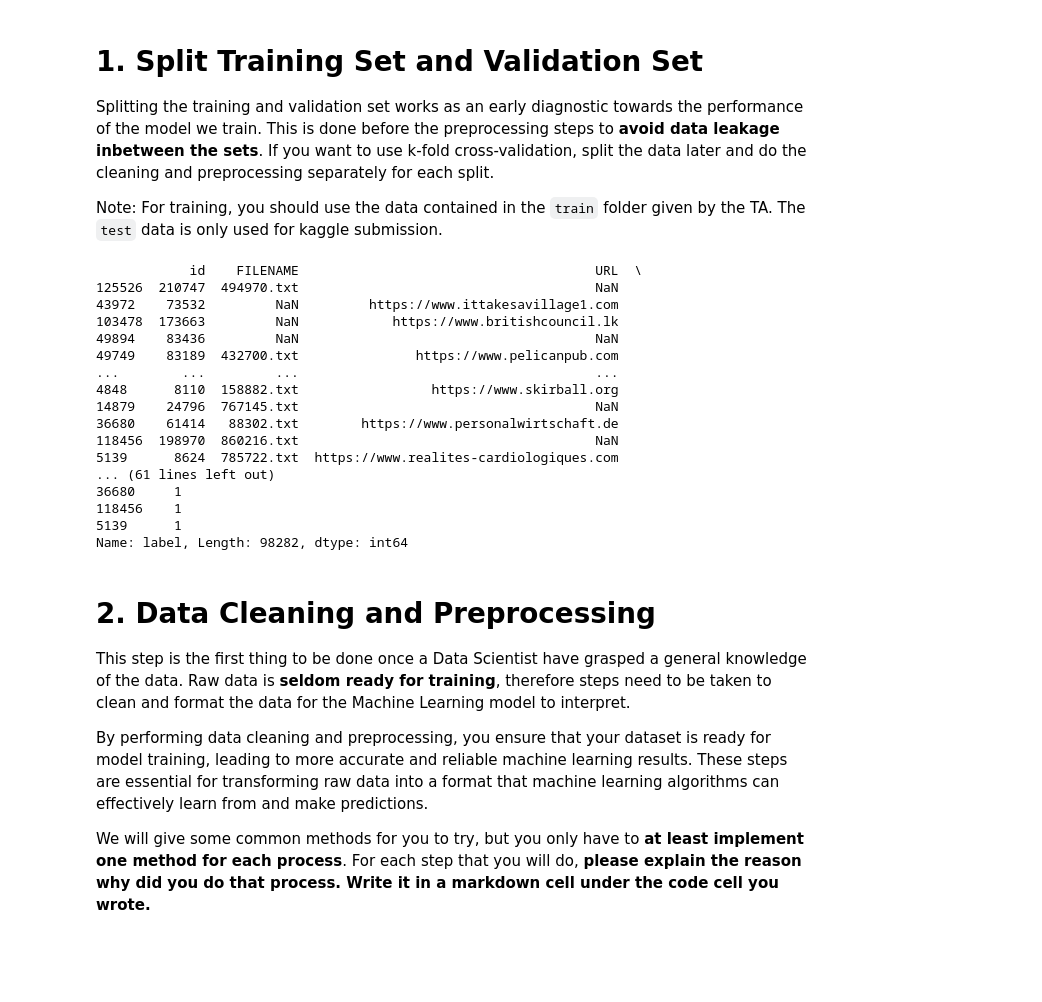
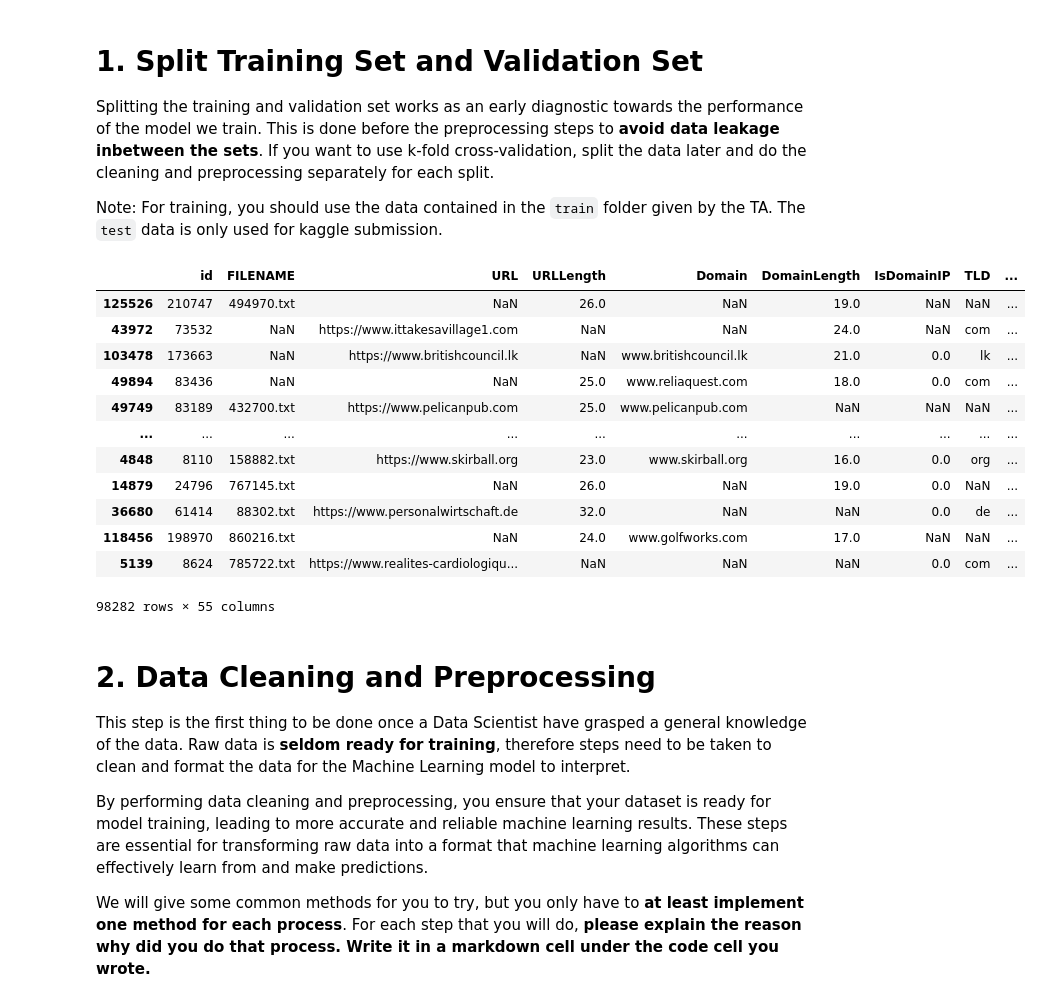
Before and after one commit to AhmadFawwazi/Tugas-Besar-2-IF3070-Dasar-Inteligensi-Artifisial-Implementasi-Algoritma-Pembelajaran-Mesin, a Jupyter notebook: src.ipynb, the cells around one changed output. Saved outputs shown, nothing was run; the diff lists cells and outputs as text; code cells hidden in the pictures; blank space fills up the shorter version.

```diff
--- a/src.ipynb
+++ b/src.ipynb
@@ -49,37 +49,33 @@ Note: For training, you should use the data contained in the `train` folder give
 # %%
 # Split training set and validation set here, store into variables train_set and val_set.
 # Remember to also keep the original training set before splitting. This will come important later.
 # train_set, val_set = ...
 
 from sklearn.model_selection import train_test_split
 # train_set, val_set = ...
 
 Copy = df.copy()
 
 train_set, val_set = train_test_split(Copy, test_size=0.3, random_state=27)
 x_train = train_set.loc[:, 'id':'NoOfExternalRef']
 y_train = train_set['label']
 x_val = val_set.loc[:, 'id':'NoOfExternalRef']
 y_val = val_set['label']
-print(x_train, y_train)
+x_train
 # %% [output]
+|  | id | FILENAME | URL | URLLength | Domain | DomainLength | IsDomainIP | TLD | ... |
+| 125526 | 210747 | 494970.txt | NaN | 26.0 | NaN | 19.0 | NaN | NaN | ... |
+| 43972 | 73532 | NaN | https://www.ittakesavillage1.com | NaN | NaN | 24.0 | NaN | com | ... |
+| 103478 | 173663 | NaN | https://www.britishcouncil.lk | NaN | www.britishcouncil.lk | 21.0 | 0.0 | lk | ... |
+| 49894 | 83436 | NaN | NaN | 25.0 | www.reliaquest.com | 18.0 | 0.0 | com | ... |
+| 49749 | 83189 | 432700.txt | https://www.pelicanpub.com | 25.0 | www.pelicanpub.com | NaN | NaN | NaN | ... |
+| ... | ... | ... | ... | ... | ... | ... | ... | ... | ... |
+| 4848 | 8110 | 158882.txt | https://www.skirball.org | 23.0 | www.skirball.org | 16.0 | 0.0 | org | ... |
+| 14879 | 24796 | 767145.txt | NaN | 26.0 | NaN | 19.0 | 0.0 | NaN | ... |
+| 36680 | 61414 | 88302.txt | https://www.personalwirtschaft.de | 32.0 | NaN | NaN | 0.0 | de | ... |
+| 118456 | 198970 | 860216.txt | NaN | 24.0 | www.golfworks.com | 17.0 | NaN | NaN | ... |
+| 5139 | 8624 | 785722.txt | https://www.realites-cardiologiqu... | NaN | NaN | NaN | 0.0 | com | ... |
-            id    FILENAME                                      URL  \
-125526  210747  494970.txt                                      NaN
-43972    73532         NaN         https://www.ittakesavillage1.com
-103478  173663         NaN            https://www.britishcouncil.lk
-49894    83436         NaN                                      NaN
-49749    83189  432700.txt               https://www.pelicanpub.com
-...        ...         ...                                      ...
-4848      8110  158882.txt                 https://www.skirball.org
-14879    24796  767145.txt                                      NaN
-36680    61414   88302.txt        https://www.personalwirtschaft.de
-118456  198970  860216.txt                                      NaN
-5139      8624  785722.txt  https://www.realites-cardiologiques.com
-... (61 lines left out)
-36680     1
-118456    1
-5139      1
-Name: label, Length: 98282, dtype: int64
+98282 rows × 55 columns
 # %% [markdown]
 # 2. Data Cleaning and Preprocessing
 
```
Also changed, not shown: parts of 3 cells of this notebook.
